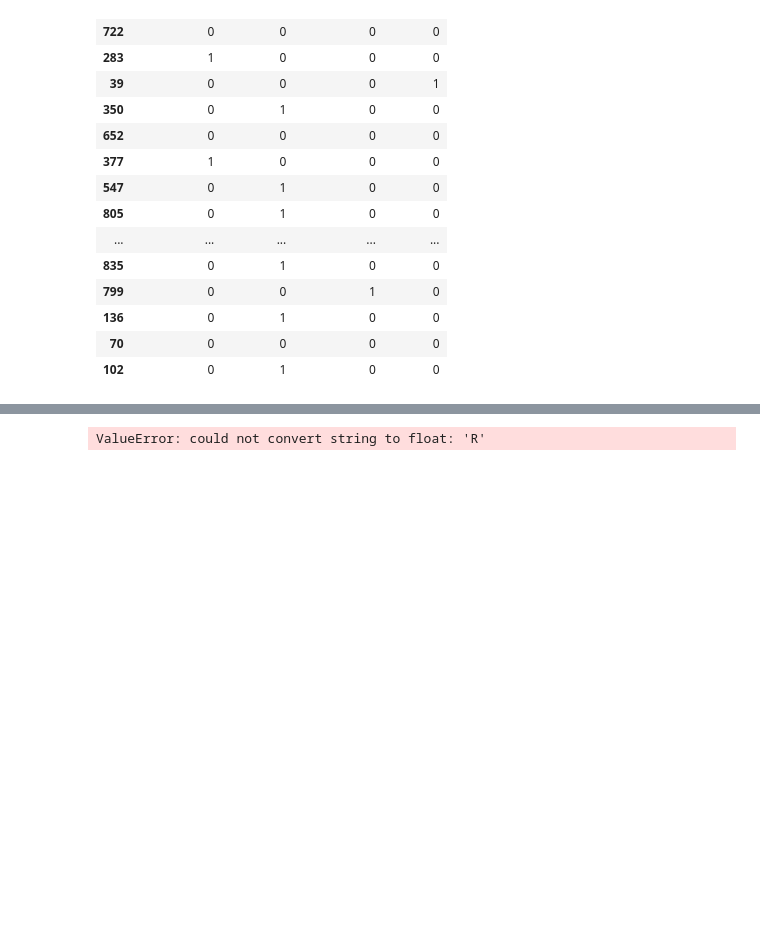
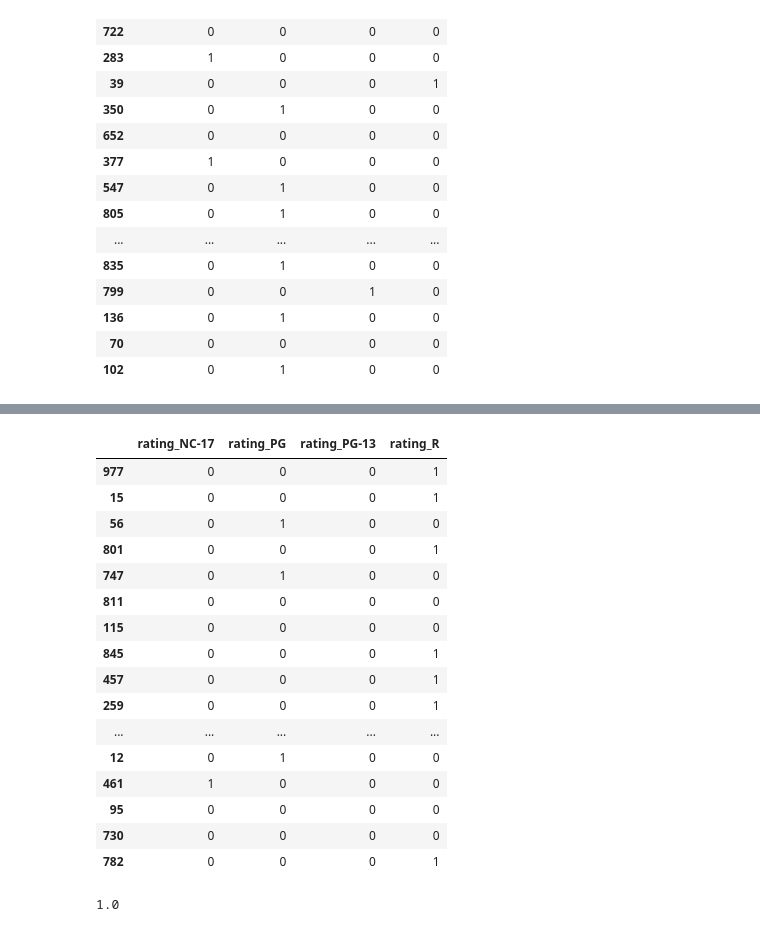
Before and after one commit to Draian123/lab-predictions-logistic-regression, a Jupyter notebook: lab.ipynb, the cells around one changed output, grey strips where cells are left out. Drawn from its saved outputs; the diff is of its cells as text; code cells hidden in the pictures; blank space fills up the shorter version.

```diff
--- a/lab.ipynb
+++ b/lab.ipynb
@@ -244,3 +236,29 @@ classification = LogisticRegression(random_state=0, solver='lbfgs',
 # %%
 classification = LogisticRegression(random_state=0, solver='saga',
                   multi_class='multinomial').fit(X_train_transformed, y_train)
+# %%
+X_test_categorical = X_test.select_dtypes(include = object)
+X_test_cat = pd.get_dummies(X_test_categorical,
+                             columns=['rating'], drop_first=True
+                            )
+
+X_test_cat = X_test_cat.astype('int64')
+X_test_cat.head(20)
+# %% [output]
+|  | rating_NC-17 | rating_PG | rating_PG-13 | rating_R |
+| 977 | 0 | 0 | 0 | 1 |
+| 15 | 0 | 0 | 0 | 1 |
+| 56 | 0 | 1 | 0 | 0 |
+| 801 | 0 | 0 | 0 | 1 |
+| 747 | 0 | 1 | 0 | 0 |
+| 811 | 0 | 0 | 0 | 0 |
+| 115 | 0 | 0 | 0 | 0 |
+| 845 | 0 | 0 | 0 | 1 |
+| 457 | 0 | 0 | 0 | 1 |
+| 259 | 0 | 0 | 0 | 1 |
+| ... | ... | ... | ... | ... |
+| 12 | 0 | 1 | 0 | 0 |
+| 461 | 1 | 0 | 0 | 0 |
+| 95 | 0 | 0 | 0 | 0 |
+| 730 | 0 | 0 | 0 | 0 |
+| 782 | 0 | 0 | 0 | 1 |
@@ -247,9 +272,9 @@ classification = LogisticRegression(random_state=0, solver='saga',
 # %%
 # Can we now make predictions on the X_test?
-predictions = classification.predict(X_test)
-classification.score(X_test, y_test)
+predictions = classification.predict(X_test_transformed)
+classification.score(X_test_transformed, y_test)
 
 
 # NO - need to perform transformations on the X_test as well
 # %% [output]
-ValueError: could not convert string to float: 'R'
+1.0
```
Also changed, not shown: parts of 8 cells of this notebook.
